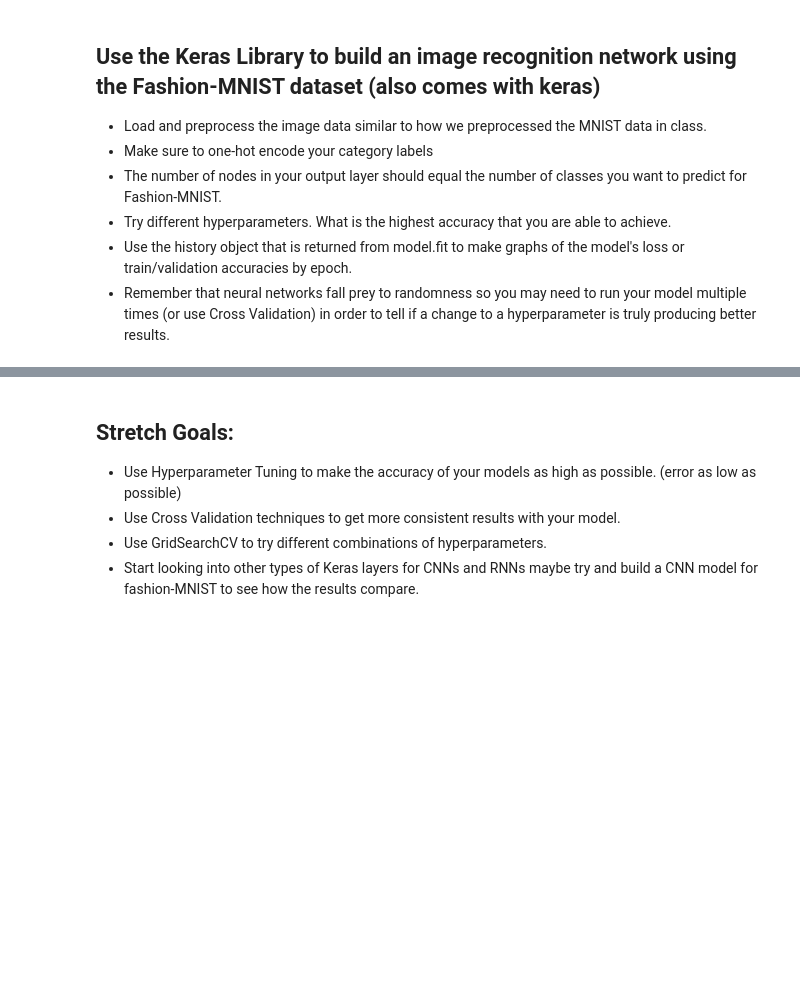
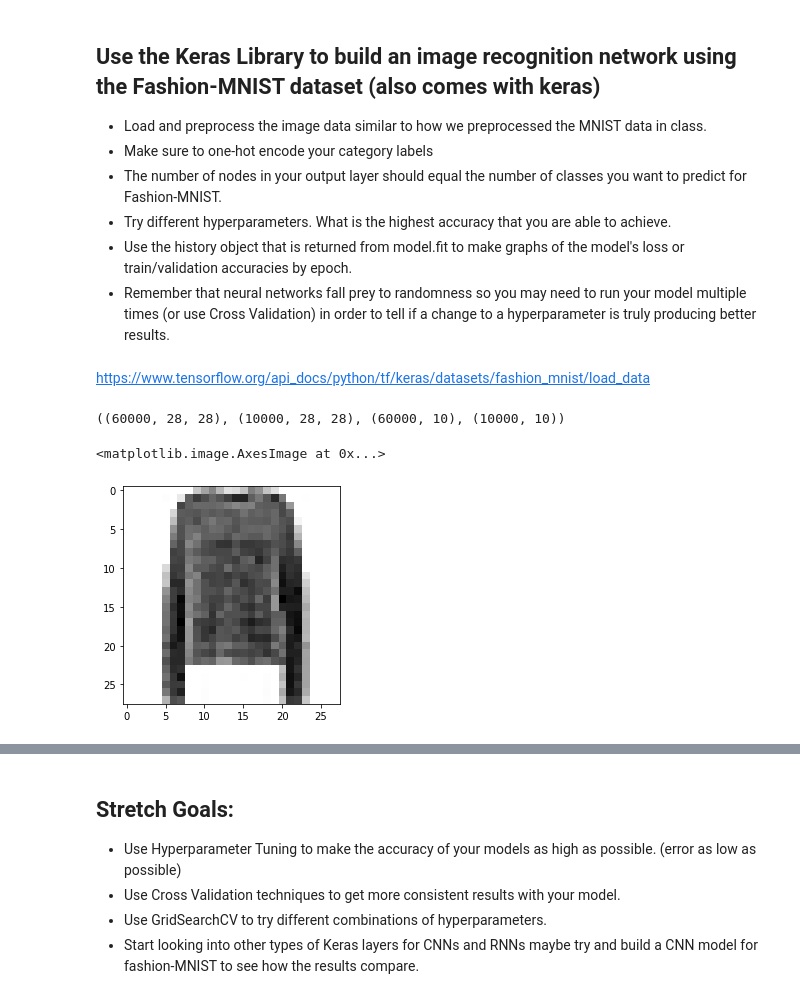
Before and after one commit to maiali13/DS-Unit-4-Sprint-2-Neural-Networks, a Jupyter notebook: module3-Intro-to-Keras/LS_DS_423_Keras_Assignment.ipynb, the cells around one changed output, grey strips where cells are left out. Cells and saved outputs as stored; diff of their text form; code cells hidden in the pictures; blank space fills up the shorter version.

```diff
--- a/module3-Intro-to-Keras/LS_DS_423_Keras_Assignment.ipynb
+++ b/module3-Intro-to-Keras/LS_DS_423_Keras_Assignment.ipynb
@@ -151,0 +150,20 @@ mean_squared_error(y_train, lmodel_pred)
+# %% [markdown]
+https://www.tensorflow.org/api_docs/python/tf/keras/datasets/fashion_mnist/load_data
+# %%
+from tensorflow.keras.datasets import fashion_mnist
+# load
+(X_train, y_train), (X_test, y_test) = fashion_mnist.load_data()
+# %%
+# x are images y are labels/item descriptions
+from tensorflow.keras.utils import to_categorical
+y_train = to_categorical(y_train)
+y_test = to_categorical(y_test)
+X_train.shape, X_test.shape, y_train.shape, y_test.shape
+# %% [output]
+((60000, 28, 28), (10000, 28, 28), (60000, 10), (10000, 10))
+# %%
+plt.imshow(X_train[767], cmap="binary")
+# cool!
+# %% [output]
+<matplotlib.image.AxesImage at 0x...>
+[figure, added]
```
Also changed, not shown: parts of 7 cells of this notebook.
